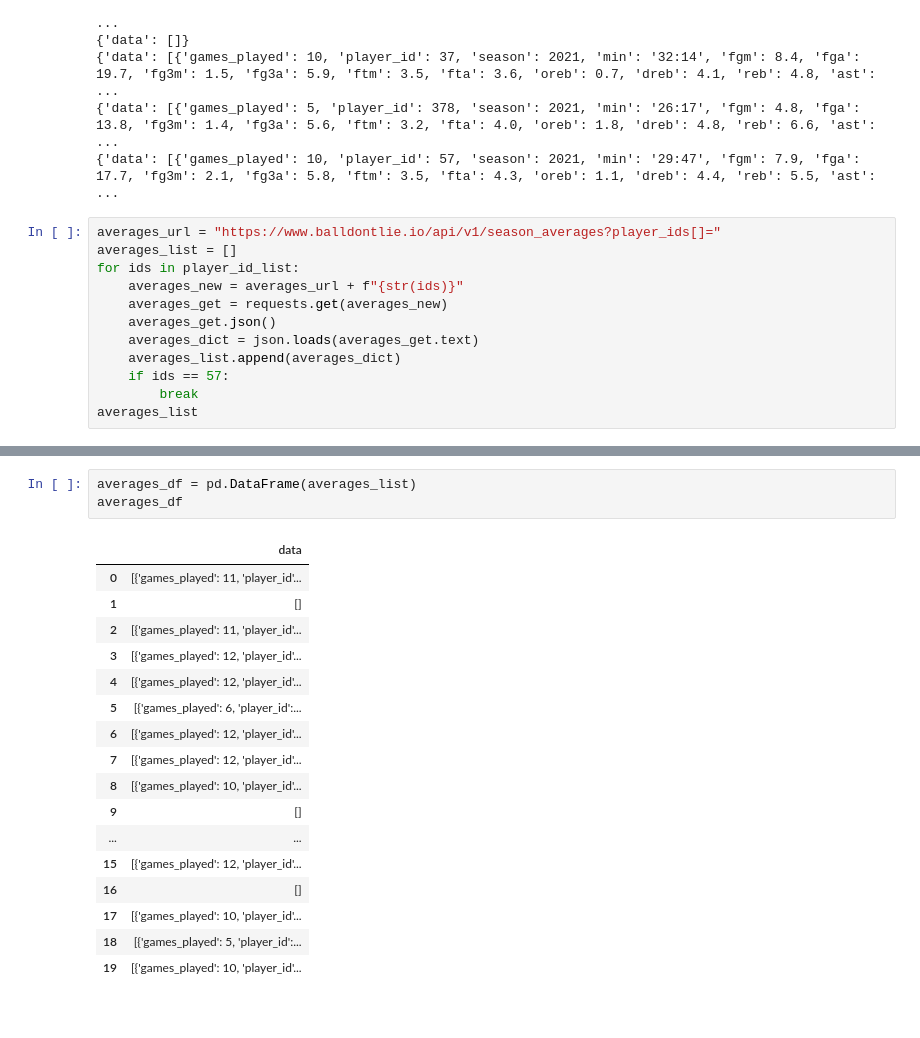
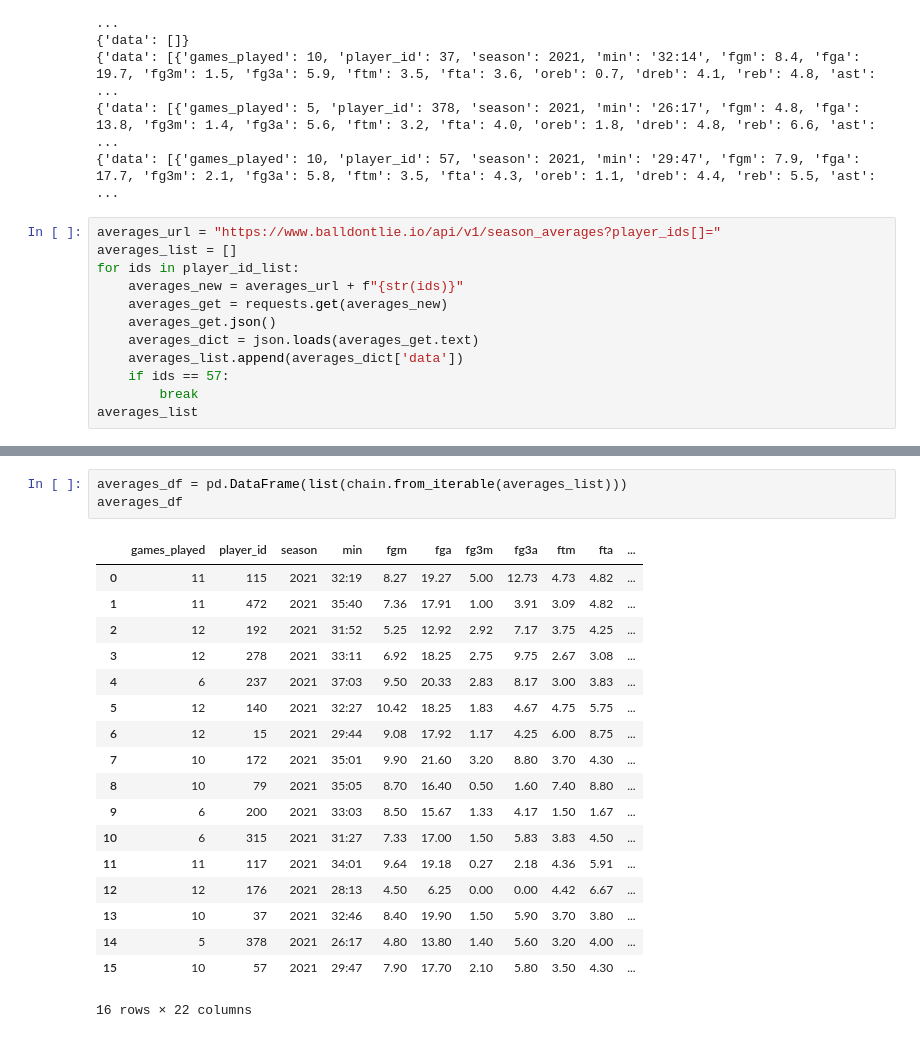
Before and after one commit to tylergusmyers/nba_analyzer, a Jupyter notebook: nba/nba/nba_player_data.ipynb, the cells around one changed output, grey strips where cells are left out. Drawn from its saved outputs; the diff is of its cells as text.

```diff
--- a/nba/nba/nba_player_data.ipynb
+++ b/nba/nba/nba_player_data.ipynb
@@ -121,7 +122,7 @@ for ids in player_id_list:
     averages_get = requests.get(averages_new)
     averages_get.json()
     averages_dict = json.loads(averages_get.text)
-    averages_list.append(averages_dict)
+    averages_list.append(averages_dict['data'])
     if ids == 57:
         break
 averages_list
@@ -146,21 +147,22 @@ averages_list
 # %%
-averages_df = pd.DataFrame(averages_list)
+averages_df = pd.DataFrame(list(chain.from_iterable(averages_list)))
 averages_df
 # %% [output]
-|  | data |
-| 0 | [{'games_played': 11, 'player_id'... |
-| 1 | [] |
-| 2 | [{'games_played': 11, 'player_id'... |
-| 3 | [{'games_played': 12, 'player_id'... |
-| 4 | [{'games_played': 12, 'player_id'... |
-| 5 | [{'games_played': 6, 'player_id':... |
-| 6 | [{'games_played': 12, 'player_id'... |
-| 7 | [{'games_played': 12, 'player_id'... |
-| 8 | [{'games_played': 10, 'player_id'... |
-| 9 | [] |
-| ... | ... |
-| 15 | [{'games_played': 12, 'player_id'... |
-| 16 | [] |
-| 17 | [{'games_played': 10, 'player_id'... |
-| 18 | [{'games_played': 5, 'player_id':... |
-| 19 | [{'games_played': 10, 'player_id'... |
+|  | games_played | player_id | season | min | fgm | fga | fg3m | fg3a | ftm | fta | ... |
+| 0 | 11 | 115 | 2021 | 32:19 | 8.27 | 19.27 | 5.00 | 12.73 | 4.73 | 4.82 | ... |
+| 1 | 11 | 472 | 2021 | 35:40 | 7.36 | 17.91 | 1.00 | 3.91 | 3.09 | 4.82 | ... |
+| 2 | 12 | 192 | 2021 | 31:52 | 5.25 | 12.92 | 2.92 | 7.17 | 3.75 | 4.25 | ... |
+| 3 | 12 | 278 | 2021 | 33:11 | 6.92 | 18.25 | 2.75 | 9.75 | 2.67 | 3.08 | ... |
+| 4 | 6 | 237 | 2021 | 37:03 | 9.50 | 20.33 | 2.83 | 8.17 | 3.00 | 3.83 | ... |
+| 5 | 12 | 140 | 2021 | 32:27 | 10.42 | 18.25 | 1.83 | 4.67 | 4.75 | 5.75 | ... |
+| 6 | 12 | 15 | 2021 | 29:44 | 9.08 | 17.92 | 1.17 | 4.25 | 6.00 | 8.75 | ... |
+| 7 | 10 | 172 | 2021 | 35:01 | 9.90 | 21.60 | 3.20 | 8.80 | 3.70 | 4.30 | ... |
+| 8 | 10 | 79 | 2021 | 35:05 | 8.70 | 16.40 | 0.50 | 1.60 | 7.40 | 8.80 | ... |
+| 9 | 6 | 200 | 2021 | 33:03 | 8.50 | 15.67 | 1.33 | 4.17 | 1.50 | 1.67 | ... |
+| 10 | 6 | 315 | 2021 | 31:27 | 7.33 | 17.00 | 1.50 | 5.83 | 3.83 | 4.50 | ... |
+| 11 | 11 | 117 | 2021 | 34:01 | 9.64 | 19.18 | 0.27 | 2.18 | 4.36 | 5.91 | ... |
+| 12 | 12 | 176 | 2021 | 28:13 | 4.50 | 6.25 | 0.00 | 0.00 | 4.42 | 6.67 | ... |
+| 13 | 10 | 37 | 2021 | 32:46 | 8.40 | 19.90 | 1.50 | 5.90 | 3.70 | 3.80 | ... |
+| 14 | 5 | 378 | 2021 | 26:17 | 4.80 | 13.80 | 1.40 | 5.60 | 3.20 | 4.00 | ... |
+| 15 | 10 | 57 | 2021 | 29:47 | 7.90 | 17.70 | 2.10 | 5.80 | 3.50 | 4.30 | ... |
+16 rows × 22 columns
```
Also changed, not shown: parts of 7 cells of this notebook.
